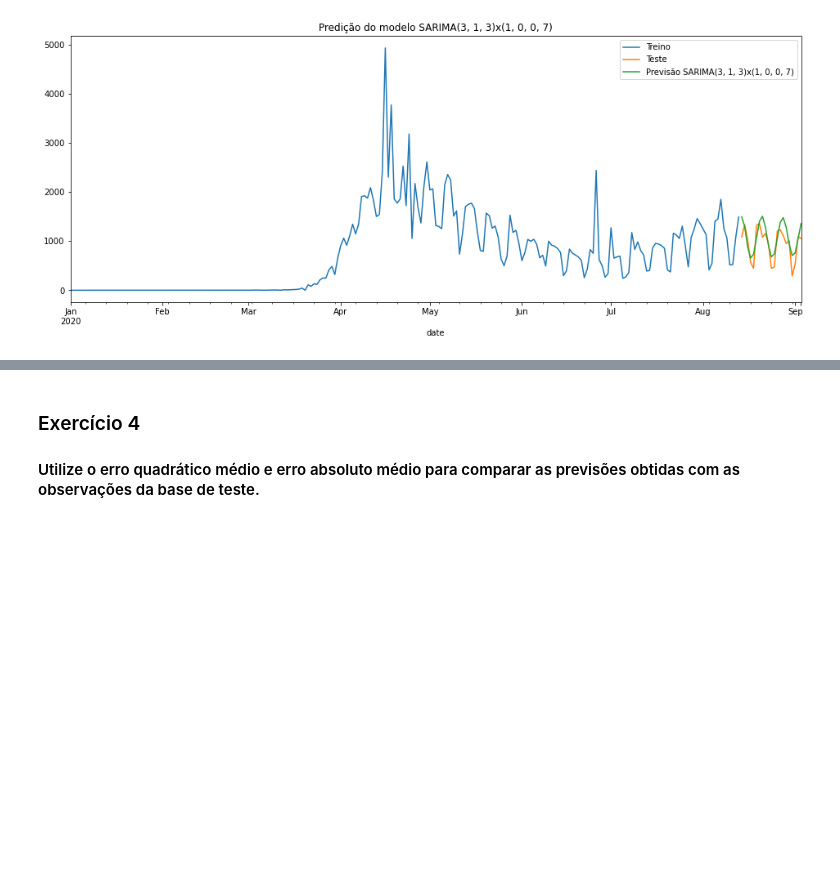
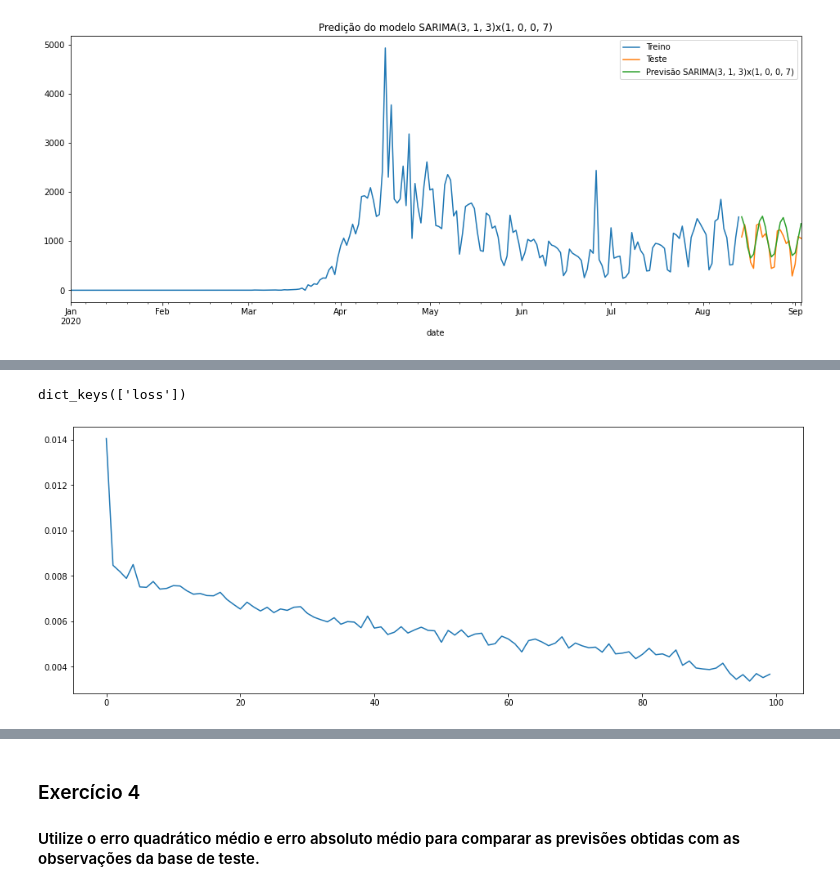
Before and after one commit to beniciosa68/MBA-USP-DS, a Jupyter notebook: 06.Dinamico-DS/AvaliacaoFinal/Avaliacao Aprendizado Dinamico - Final.ipynb, the cells around one changed output, grey strips where cells are left out. Cells and saved outputs as stored; diff of their text form; code cells hidden in the pictures; blank space fills up the shorter version.

```diff
--- a/06.Dinamico-DS/AvaliacaoFinal/Avaliacao Aprendizado Dinamico - Final.ipynb
+++ b/06.Dinamico-DS/AvaliacaoFinal/Avaliacao Aprendizado Dinamico - Final.ipynb
@@ -360,0 +360,7 @@ fig = plt.hist(scaled_train)
+# %%
+#modelo de redes dinâmicas LSTM (Long Short-Term Memory)
+model = Sequential()
+model.add(LSTM(100, activation='relu',input_shape=(7,1))) #camada LSTM com 100 neurônios
+model.add(Dense(1)) #camada de saída com 1 output
+model.compile(optimizer='adam',loss='mse') #função de perda de erro quadrático médio
+model.summary()
@@ -360,0 +380,3 @@ fig = plt.hist(scaled_train)
+# %%
+#ajustando o modelo
+model.fit_generator(generator, epochs=100) #com 100 interações
@@ -360,0 +402,12 @@ fig = plt.hist(scaled_train)
+# %%
+#salvando o modelo gerado
+model.save('modelo_rnn_lstm.h5')
+model.history.history.keys()
+# %% [output]
+dict_keys(['loss'])
+# %%
+#plotando um gráfico de perda, resultante das iterações do ajuste do modelo
+loss_per_epoch = model.history.history['loss']
+fig = plt.plot(range(len(loss_per_epoch)),loss_per_epoch)
+# %% [output]
+[figure, added]
```
Also changed, not shown: parts of 25 cells of this notebook, 12 other files.
